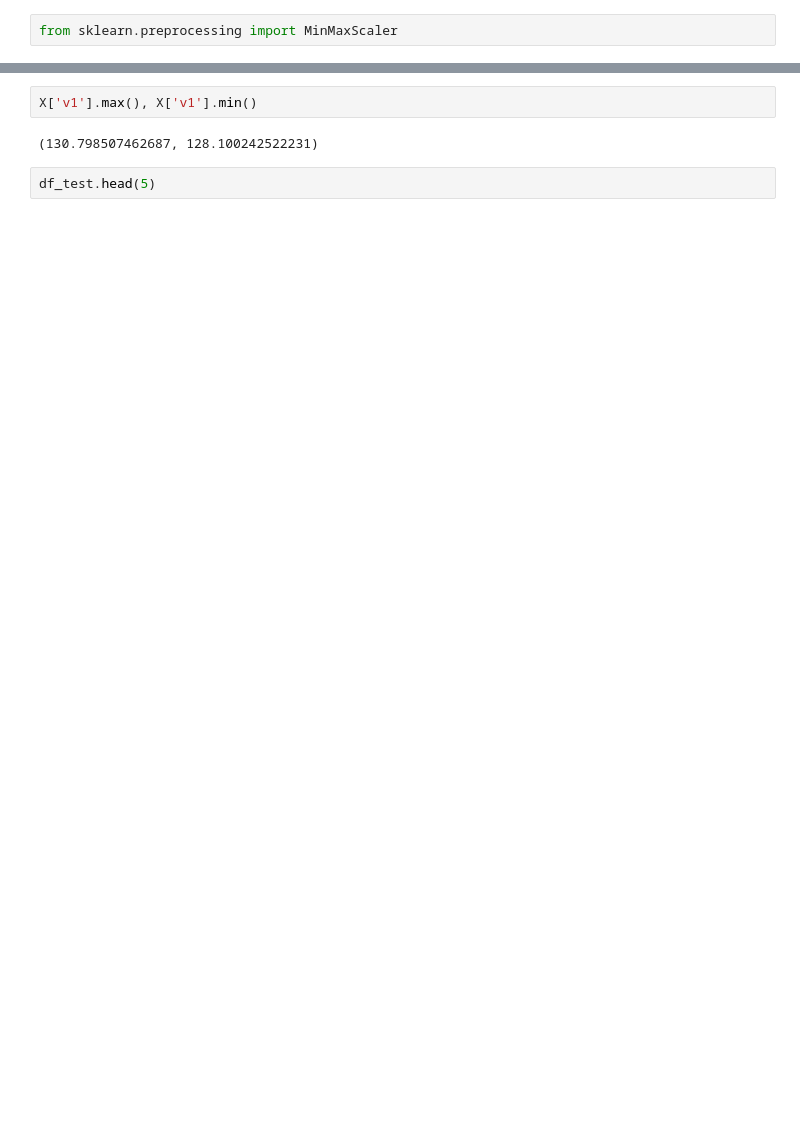
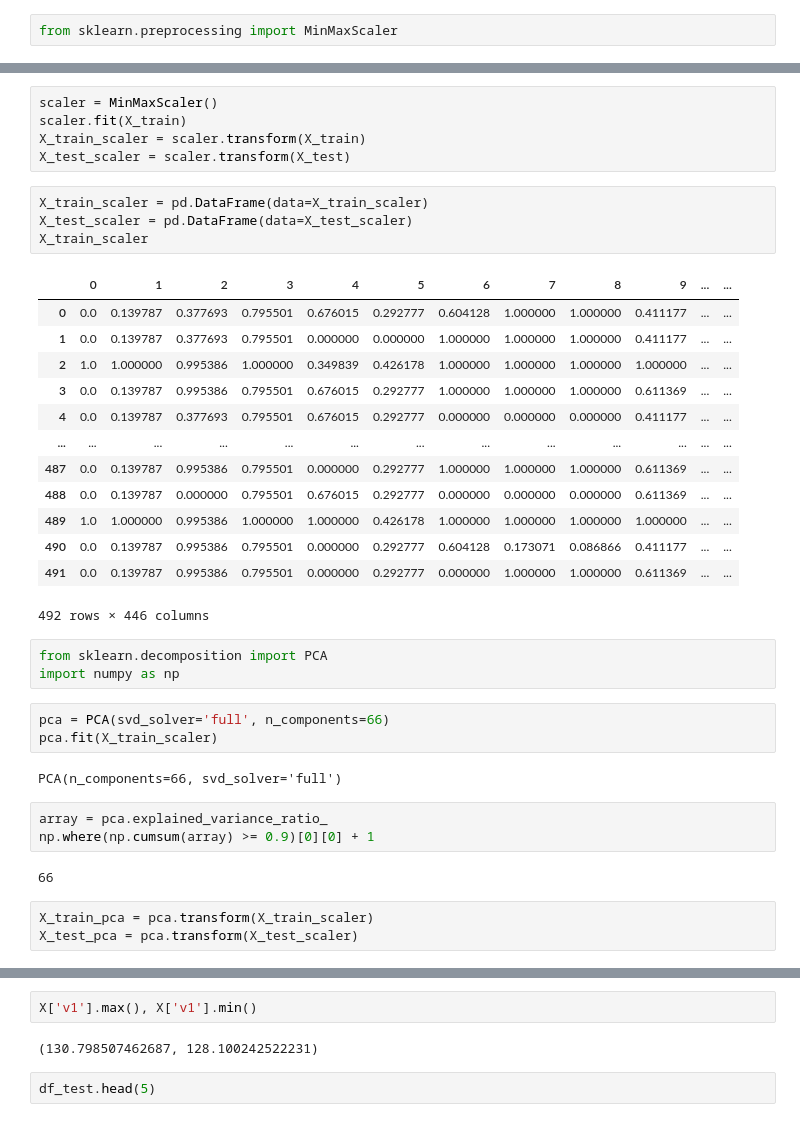
Before and after one commit to muzafarovdan/MyEducation, a Jupyter notebook: Interview/VK_Intern/ML_task.ipynb, the cells around one changed output, grey strips where cells are left out. Saved outputs shown, nothing was run; the diff lists cells and outputs as text; blank space fills up the shorter version.

```diff
--- a/Interview/VK_Intern/ML_task.ipynb
+++ b/Interview/VK_Intern/ML_task.ipynb
@@ -132,0 +143,39 @@ X_scaler
+# %%
+scaler = MinMaxScaler()
+scaler.fit(X_train)
+X_train_scaler = scaler.transform(X_train)
+X_test_scaler = scaler.transform(X_test)
+# %%
+X_train_scaler = pd.DataFrame(data=X_train_scaler)
+X_test_scaler = pd.DataFrame(data=X_test_scaler)
+X_train_scaler
+# %% [output]
+|  | 0 | 1 | 2 | 3 | 4 | 5 | 6 | 7 | 8 | 9 | ... | ... |
+| 0 | 0.0 | 0.139787 | 0.377693 | 0.795501 | 0.676015 | 0.292777 | 0.604128 | 1.000000 | 1.000000 | 0.411177 | ... | ... |
+| 1 | 0.0 | 0.139787 | 0.377693 | 0.795501 | 0.000000 | 0.000000 | 1.000000 | 1.000000 | 1.000000 | 0.411177 | ... | ... |
+| 2 | 1.0 | 1.000000 | 0.995386 | 1.000000 | 0.349839 | 0.426178 | 1.000000 | 1.000000 | 1.000000 | 1.000000 | ... | ... |
+| 3 | 0.0 | 0.139787 | 0.995386 | 0.795501 | 0.676015 | 0.292777 | 1.000000 | 1.000000 | 1.000000 | 0.611369 | ... | ... |
+| 4 | 0.0 | 0.139787 | 0.377693 | 0.795501 | 0.676015 | 0.292777 | 0.000000 | 0.000000 | 0.000000 | 0.411177 | ... | ... |
+| ... | ... | ... | ... | ... | ... | ... | ... | ... | ... | ... | ... | ... |
+| 487 | 0.0 | 0.139787 | 0.995386 | 0.795501 | 0.000000 | 0.292777 | 1.000000 | 1.000000 | 1.000000 | 0.611369 | ... | ... |
+| 488 | 0.0 | 0.139787 | 0.000000 | 0.795501 | 0.676015 | 0.292777 | 0.000000 | 0.000000 | 0.000000 | 0.611369 | ... | ... |
+| 489 | 1.0 | 1.000000 | 0.995386 | 1.000000 | 1.000000 | 0.426178 | 1.000000 | 1.000000 | 1.000000 | 1.000000 | ... | ... |
+| 490 | 0.0 | 0.139787 | 0.995386 | 0.795501 | 0.000000 | 0.292777 | 0.604128 | 0.173071 | 0.086866 | 0.411177 | ... | ... |
+| 491 | 0.0 | 0.139787 | 0.995386 | 0.795501 | 0.000000 | 0.292777 | 0.000000 | 1.000000 | 1.000000 | 0.611369 | ... | ... |
+492 rows × 446 columns
+# %%
+from sklearn.decomposition import PCA
+import numpy as np
+# %%
+pca = PCA(svd_solver='full', n_components=66)
+pca.fit(X_train_scaler)
+# %% [output]
+PCA(n_components=66, svd_solver='full')
+# %%
+array = pca.explained_variance_ratio_
+np.where(np.cumsum(array) >= 0.9)[0][0] + 1
+# %% [output]
+66
+# %%
+X_train_pca = pca.transform(X_train_scaler)
+X_test_pca = pca.transform(X_test_scaler)
```
Also changed, not shown: parts of 13 cells of this notebook.
